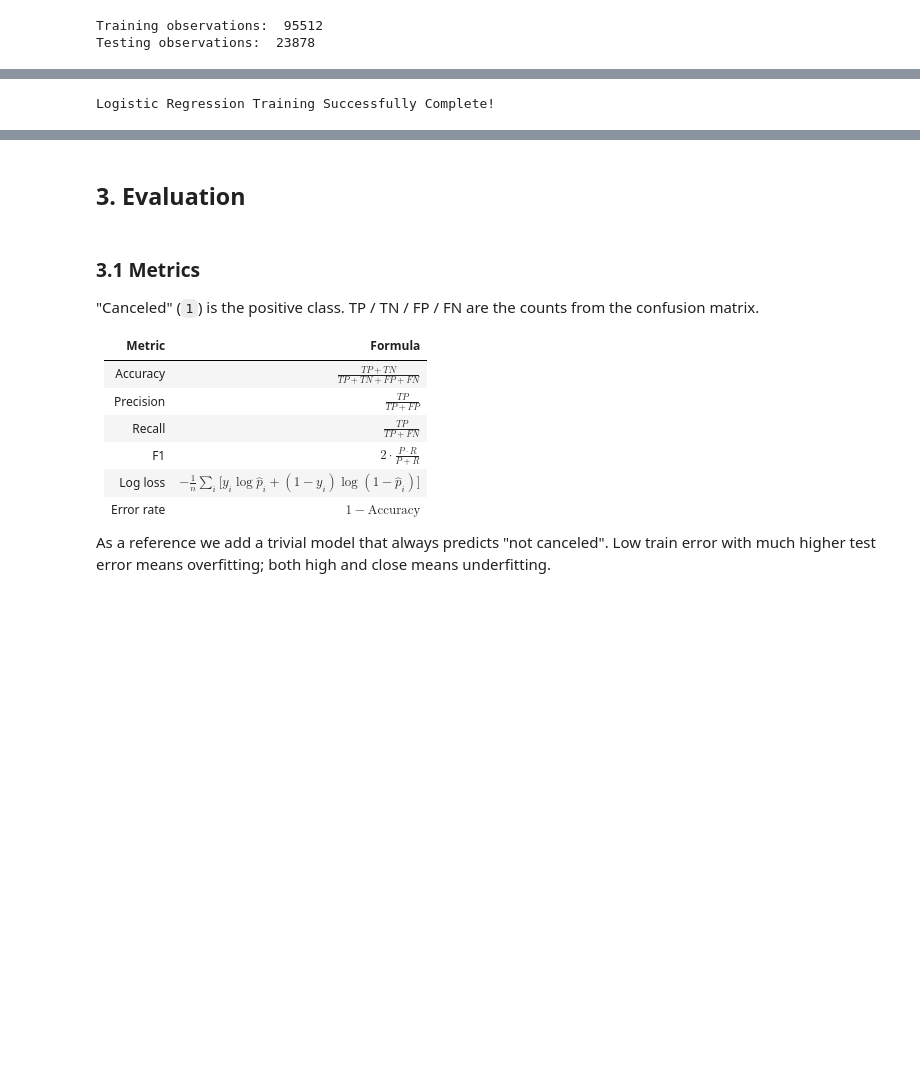
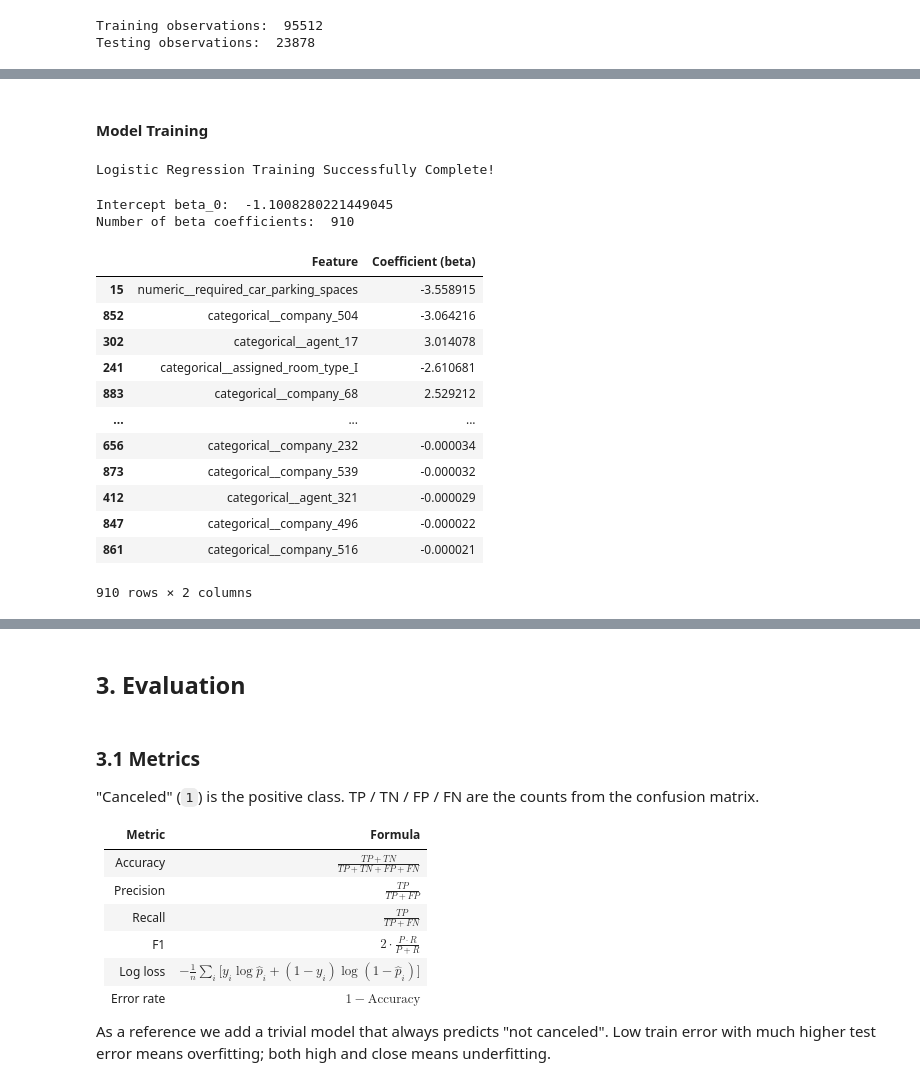
Before and after one commit to MasMits/hotel-cancellation-ml, a Jupyter notebook: notebook/project.ipynb, the cells around one changed output, grey strips where cells are left out. Saved outputs shown, nothing was run; the diff lists cells and outputs as text; code cells hidden in the pictures; blank space fills up the shorter version.

```diff
--- a/notebook/project.ipynb
+++ b/notebook/project.ipynb
@@ -134,3 +144,5 @@ $$
+# %% [markdown]
+#### Model Training
 # %%
 # Import modeling module
 modeling = import_module("hotel_cancellation.1_modeling")
@@ -145,3 +157,50 @@ logistic_model = modeling.train_logistic_regression(
 print("Logistic Regression Training Successfully Complete!")
 # %% [output]
 Logistic Regression Training Successfully Complete!
+# %%
+import pandas as pd
+
+# Retrieve the fitted preprocessing pipline
+fitted_preprocessor = logistic_model[:-1]
+
+# Retrieve the fitted logistic regression
+classifier = logistic_model[-1]
+
+# Names of all features after preprocessing
+feature_names = fitted_preprocessor.get_feature_names_out()
+
+# Learned Coefficients
+coefficients = classifier.coef_[0]
+
+# Organize into a readable table
+beta_table = pd.DataFrame({
+    "Feature" : feature_names,
+    "Coefficient (beta)" : coefficients
+})
+
+# Sort by magnitude
+beta_table = beta_table.reindex(
+    beta_table["Coefficient (beta)"].abs()
+    .sort_values(ascending=False).index
+)
+
+print("Intercept beta_0: ",classifier.intercept_[0])
+print("Number of beta coefficients: ",len(coefficients))
+
+display(beta_table)
+# %% [output]
+Intercept beta_0:  -1.1008280221449045
+Number of beta coefficients:  910
+|  | Feature | Coefficient (beta) |
+| 15 | numeric__required_car_parking_spaces | -3.558915 |
+| 852 | categorical__company_504 | -3.064216 |
+| 302 | categorical__agent_17 | 3.014078 |
+| 241 | categorical__assigned_room_type_I | -2.610681 |
+| 883 | categorical__company_68 | 2.529212 |
+| ... | ... | ... |
+| 656 | categorical__company_232 | -0.000034 |
+| 873 | categorical__company_539 | -0.000032 |
+| 412 | categorical__agent_321 | -0.000029 |
+| 847 | categorical__company_496 | -0.000022 |
+| 861 | categorical__company_516 | -0.000021 |
+910 rows × 2 columns
```
Also changed, not shown: parts of 18 cells of this notebook, 1 other file.
